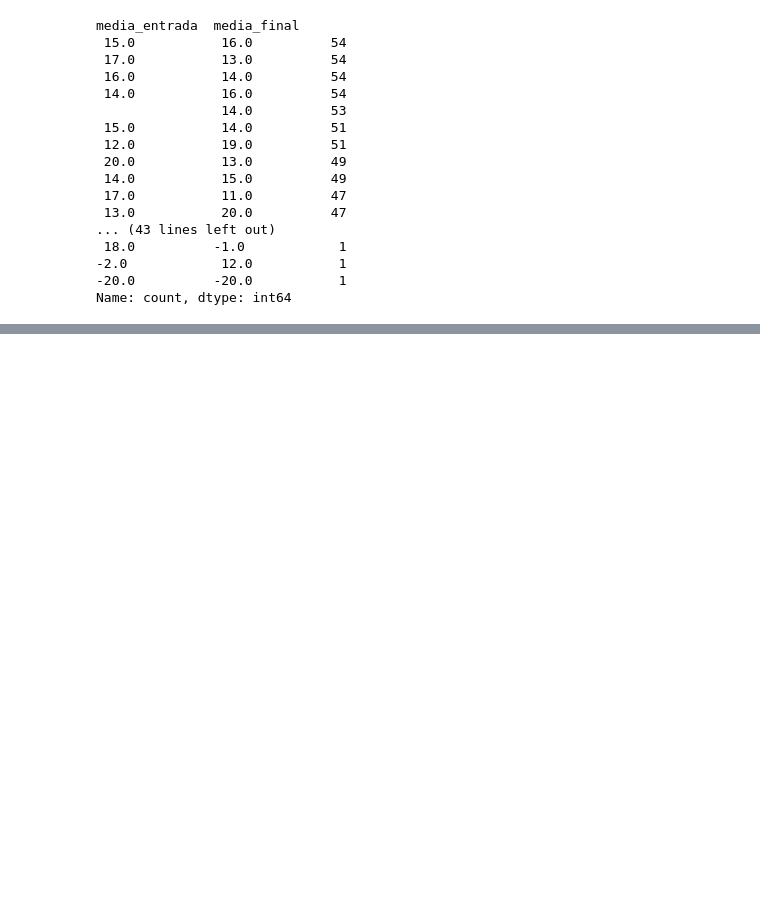
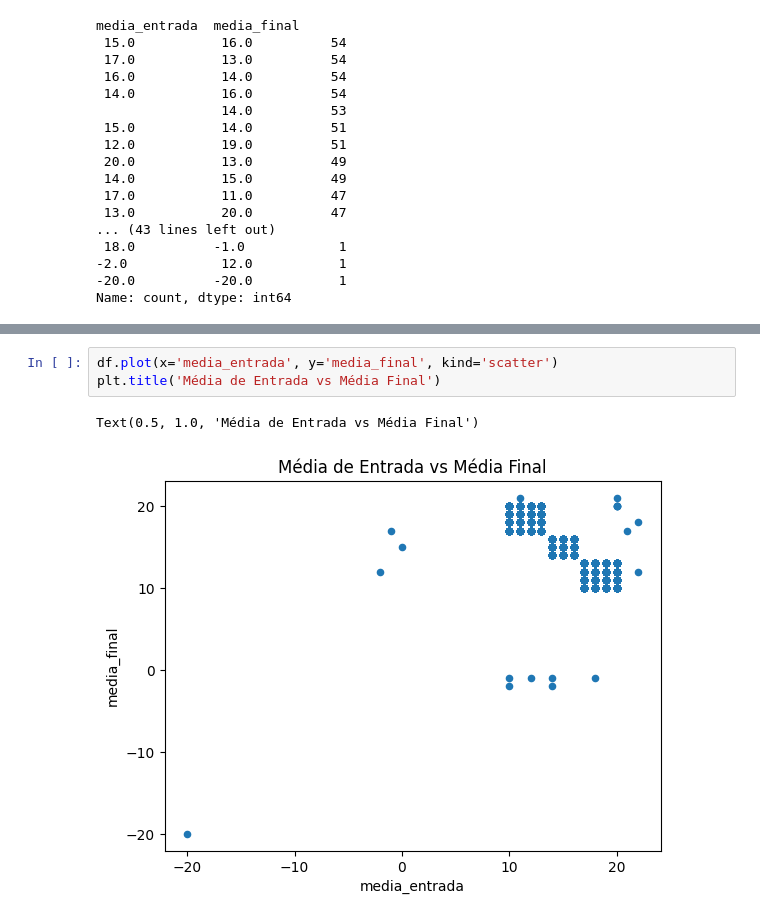
Before and after one commit to Ericaligle/Proj_Eng_Dados_Universidade, a Jupyter notebook: notebooks/Universidade_Proj_TED.ipynb, the cells around one changed output, grey strips where cells are left out. Drawn from its saved outputs; the diff is of its cells as text; blank space fills up the shorter version.

```diff
--- a/notebooks/Universidade_Proj_TED.ipynb
+++ b/notebooks/Universidade_Proj_TED.ipynb
@@ -102,0 +106,6 @@ TypeError: Axes.barh() missing 1 required positional argument: 'width'
+# %%
+df.plot(x='media_entrada', y='media_final', kind='scatter')
+plt.title('Média de Entrada vs Média Final')
+# %% [output]
+Text(0.5, 1.0, 'Média de Entrada vs Média Final')
+[figure, added]
```
Also changed, not shown: parts of 3 cells of this notebook.
